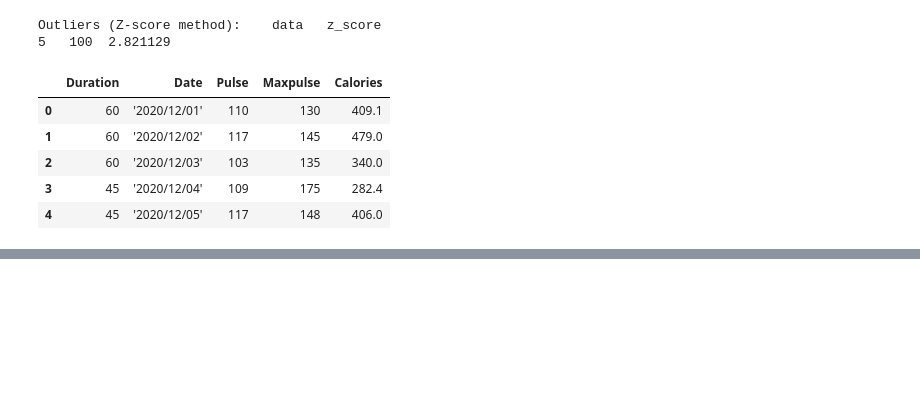
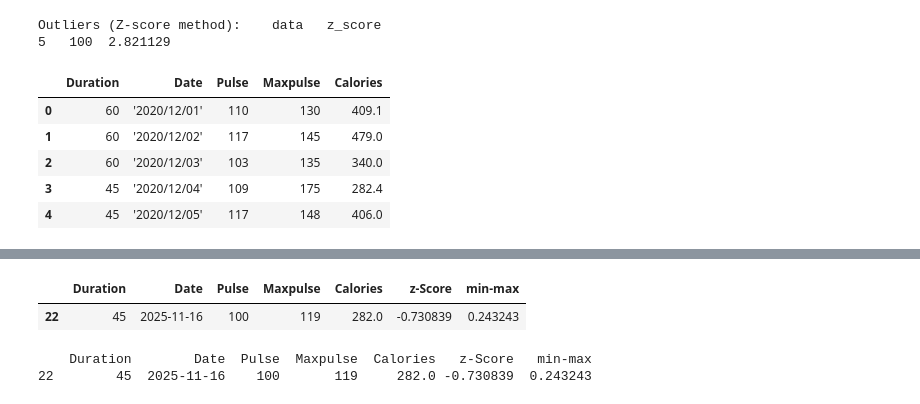
Before and after one commit to jroshancode/Amazon-Sales-Analysis, a Jupyter notebook: Data-cleaning.ipynb, the cells around one changed output, grey strips where cells are left out. Cells and saved outputs as stored; diff of their text form; code cells hidden in the pictures; blank space fills up the shorter version.

```diff
--- a/Data-cleaning.ipynb
+++ b/Data-cleaning.ipynb
@@ -402,5 +402,5 @@ data
 # Min- Max ( [0-1])
 data['min-max'] = ((data['Maxpulse'] - data['Maxpulse'].min())  /(data['Maxpulse'].max() - data['Maxpulse'].min()))
 # %%
-data
+data['Date'].fillna("2025-11-16",inplace=True)
 # %% [output]
@@ -423,0 +433,6 @@ data
+# %%
+# Filter for February 2025
+data[data['Date'].dt.month.eq(11) & data['Date'].dt.year.eq(2025)]
+# %% [output]
+|  | Duration | Date | Pulse | Maxpulse | Calories | z-Score | min-max |
+| 22 | 45 | 2025-11-16 | 100 | 119 | 282.0 | -0.730839 | 0.243243 |
@@ -423,0 +445,7 @@ data
+# %%
+# Filter rows where Name contains 'Doe' using query()
+df_doe_query = data.query('Date.str.contains("2025")', engine='python')
+print(df_doe_query)
+# %% [output]
+    Duration        Date  Pulse  Maxpulse  Calories   z-Score   min-max
+22        45  2025-11-16    100       119     282.0 -0.730839  0.243243
```
Also changed, not shown: parts of 10 cells of this notebook.
